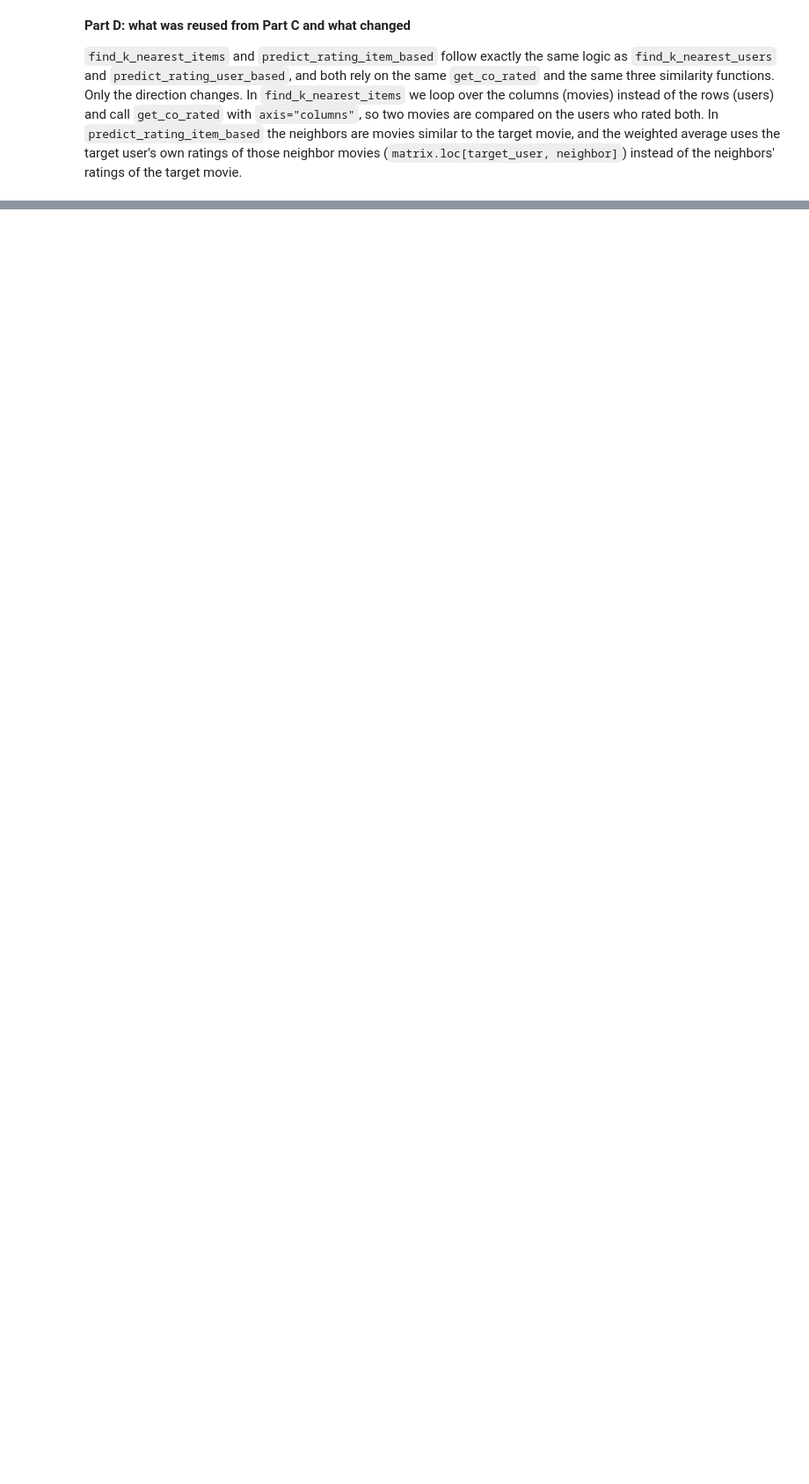
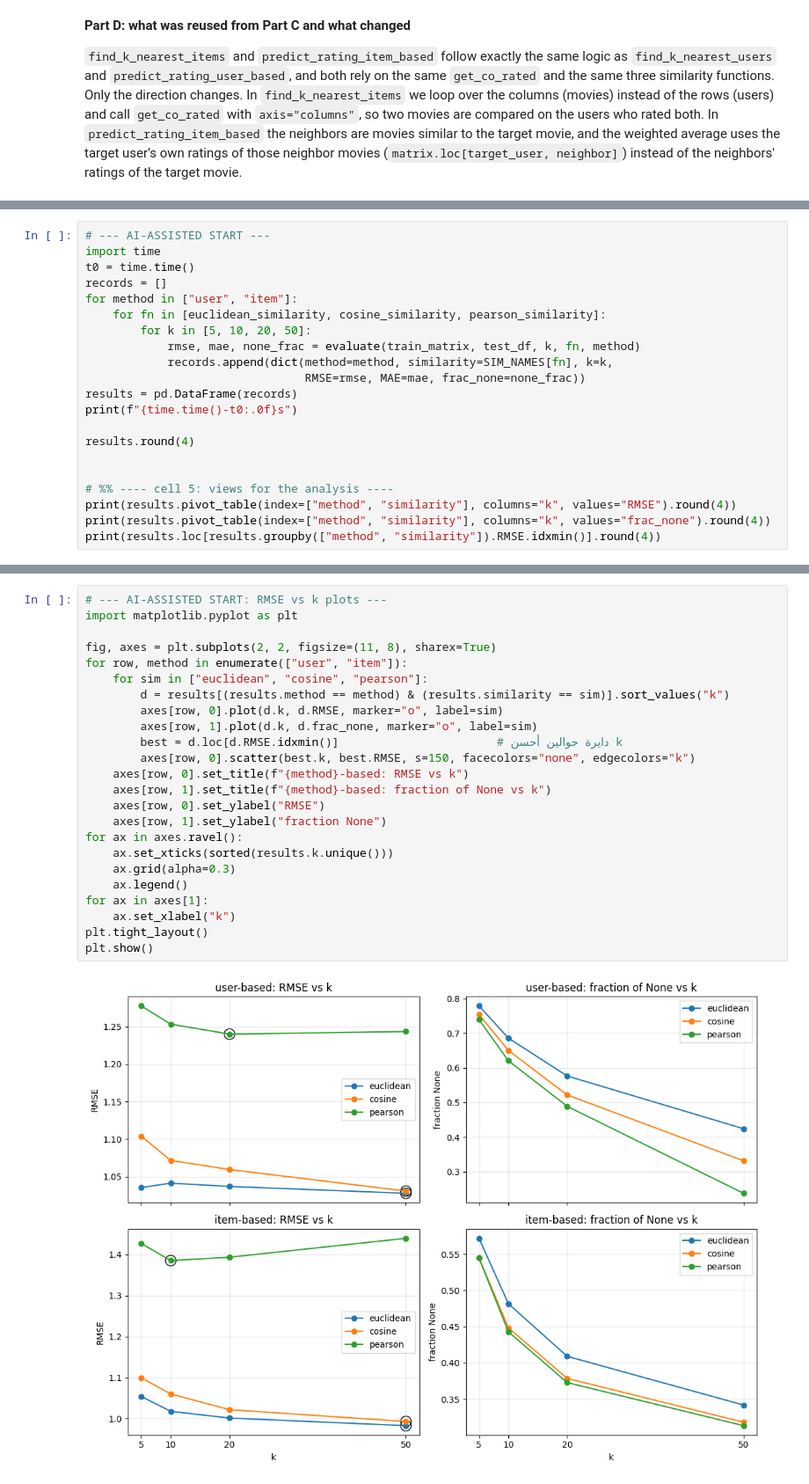
Before and after one commit to KeroSherif/ML-assignment1, a Jupyter notebook: assigment1.ipynb, the cells around one changed output, grey strips where cells are left out. Shown at 88% size. Cells and saved outputs as stored; diff of their text form; blank space fills up the shorter version.

Commit message:
Update assignment notebook
Co-authored-by: Copilot <223556219+Copilot@users.noreply.github.com>

```diff
--- a/assigment1.ipynb
+++ b/assigment1.ipynb
@@ -292,0 +395,21 @@ pearson 3.7777777777777777
+# %%
+# --- AI-ASSISTED START ---
+import time
+t0 = time.time()
+records = []
+for method in ["user", "item"]:
+    for fn in [euclidean_similarity, cosine_similarity, pearson_similarity]:
+        for k in [5, 10, 20, 50]:
+            rmse, mae, none_frac = evaluate(train_matrix, test_df, k, fn, method)
+            records.append(dict(method=method, similarity=SIM_NAMES[fn], k=k,
+                                RMSE=rmse, MAE=mae, frac_none=none_frac))
+results = pd.DataFrame(records)
+print(f"{time.time()-t0:.0f}s")
+
+results.round(4)
+
+
+# %% ---- cell 5: views for the analysis ----
+print(results.pivot_table(index=["method", "similarity"], columns="k", values="RMSE").round(4))
+print(results.pivot_table(index=["method", "similarity"], columns="k", values="frac_none").round(4))
+print(results.loc[results.groupby(["method", "similarity"]).RMSE.idxmin()].round(4))
@@ -292,0 +434,26 @@ pearson 3.7777777777777777
+# %%
+# --- AI-ASSISTED START: RMSE vs k plots ---
+import matplotlib.pyplot as plt
+
+fig, axes = plt.subplots(2, 2, figsize=(11, 8), sharex=True)
+for row, method in enumerate(["user", "item"]):
+    for sim in ["euclidean", "cosine", "pearson"]:
+        d = results[(results.method == method) & (results.similarity == sim)].sort_values("k")
+        axes[row, 0].plot(d.k, d.RMSE, marker="o", label=sim)
+        axes[row, 1].plot(d.k, d.frac_none, marker="o", label=sim)
+        best = d.loc[d.RMSE.idxmin()]                       # دايرة حوالين أحسن k
+        axes[row, 0].scatter(best.k, best.RMSE, s=150, facecolors="none", edgecolors="k")
+    axes[row, 0].set_title(f"{method}-based: RMSE vs k")
+    axes[row, 1].set_title(f"{method}-based: fraction of None vs k")
+    axes[row, 0].set_ylabel("RMSE")
+    axes[row, 1].set_ylabel("fraction None")
+for ax in axes.ravel():
+    ax.set_xticks(sorted(results.k.unique()))
+    ax.grid(alpha=0.3)
+    ax.legend()
+for ax in axes[1]:
+    ax.set_xlabel("k")
+plt.tight_layout()
+plt.show()
+# %% [output]
+[figure, added]
```
Also changed, not shown: parts of 10 cells of this notebook.
